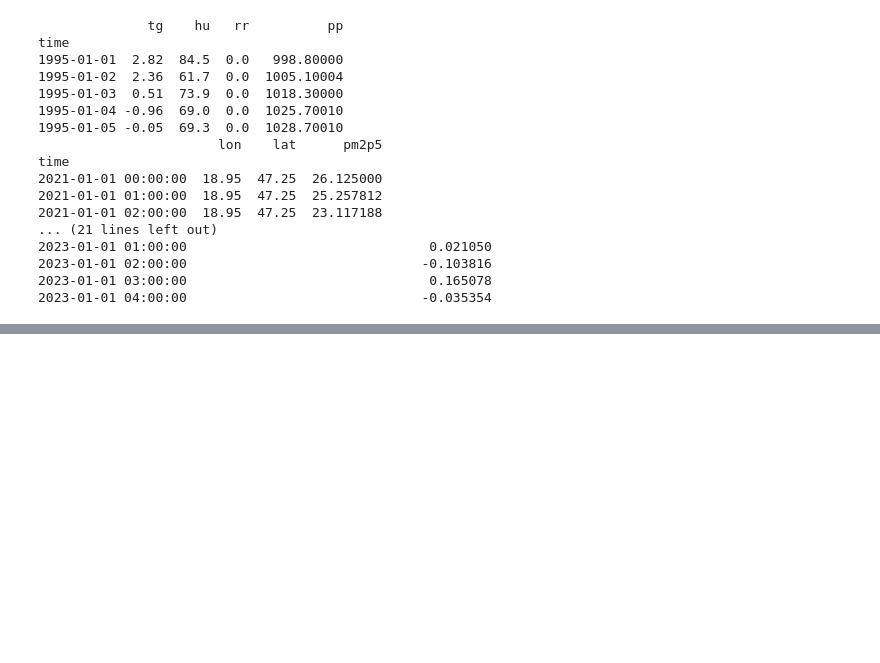
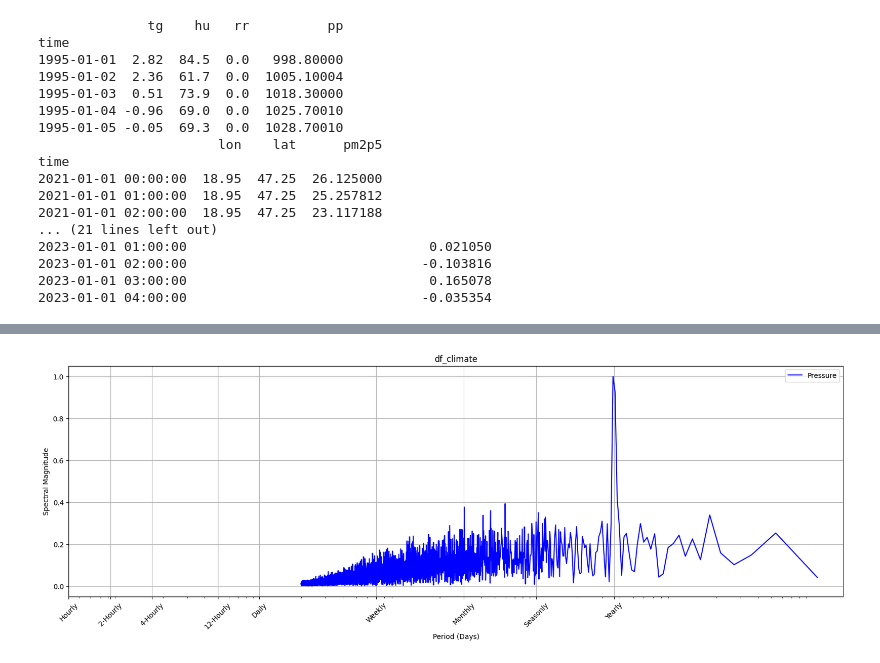
Before and after one commit to baliant/Thesis, a Jupyter notebook: FourierTransformation.ipynb, the cells around one changed output, grey strips where cells are left out. Saved outputs shown, nothing was run; the diff lists cells and outputs as text; code cells hidden in the pictures; blank space fills up the shorter version.

```diff
--- a/FourierTransformation.ipynb
+++ b/FourierTransformation.ipynb
@@ -115,2 +123,7 @@ plot_periodogram(df_climate, columns_to_plot, normalization_type='max')
+# %%
+columns_to_plot = [('pp', 'blue', 'Pressure')]
+plot_periodogram(df_climate, columns_to_plot, normalization_type='max', power=False)
+# %% [output]
+[figure, added]
 # %%
 columns_to_plot = [('pm2p5', 'blue', 'Particles')]
```
Also changed, not shown: parts of 7 cells of this notebook.
